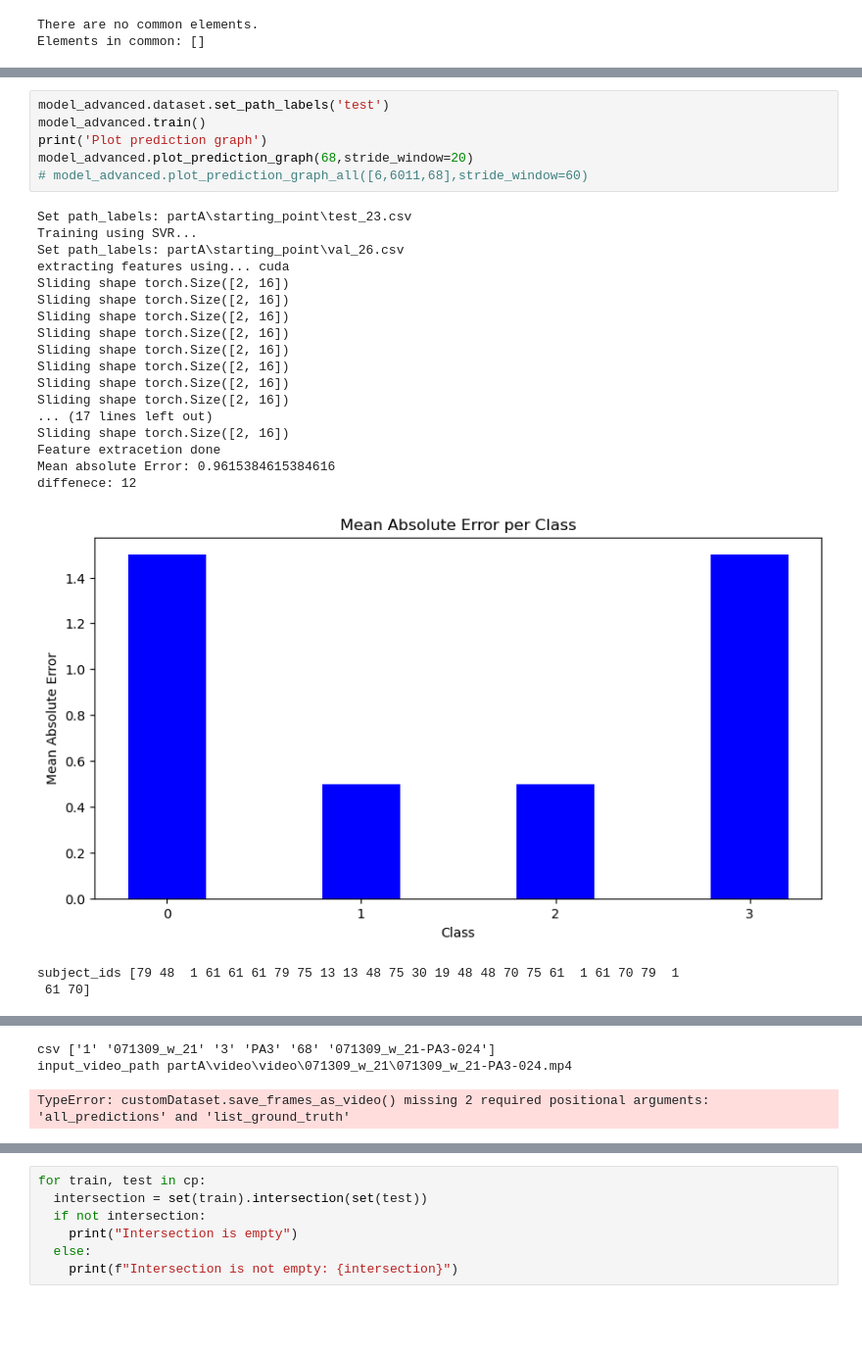
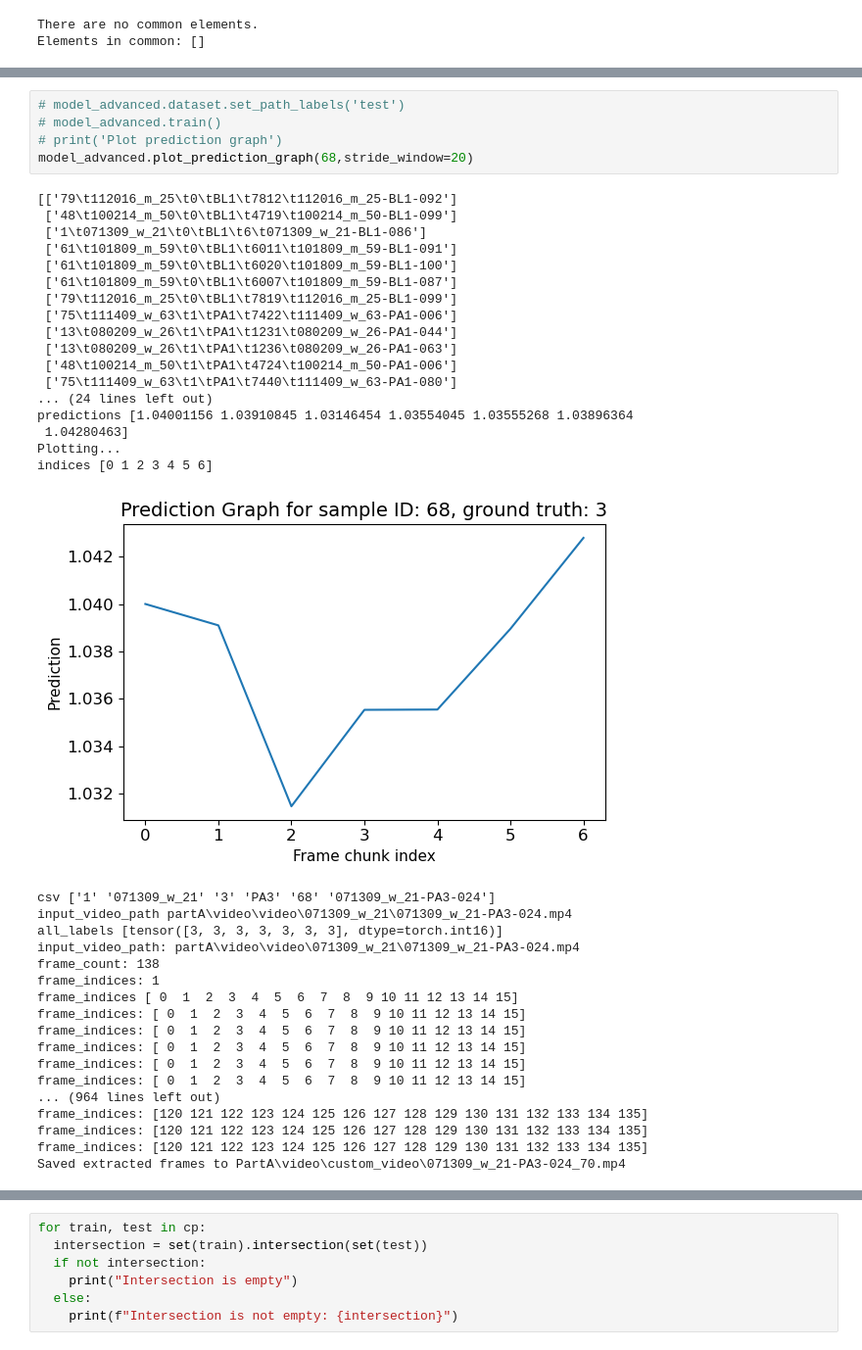
Before and after one commit to villifCoder559/PainAssessmentVideo, a Jupyter notebook: test.ipynb, the cells around one changed output, grey strips where cells are left out. Shown at 98% size. Drawn from its saved outputs; the diff is of its cells as text; blank space fills up the shorter version.

```diff
--- a/test.ipynb
+++ b/test.ipynb
@@ -297,27 +296,41 @@ Time to complete: 35.2058322429657 seconds
 # %%
-model_advanced.dataset.set_path_labels('test')
-model_advanced.train()
-print('Plot prediction graph')
+# model_advanced.dataset.set_path_labels('test')
+# model_advanced.train()
+# print('Plot prediction graph')
 model_advanced.plot_prediction_graph(68,stride_window=20)
-# model_advanced.plot_prediction_graph_all([6,6011,68],stride_window=60)
 # %% [output]
-Set path_labels: partA\starting_point\test_23.csv
-Training using SVR...
-Set path_labels: partA\starting_point\val_26.csv
-extracting features using... cuda
-Sliding shape torch.Size([2, 16])
-Sliding shape torch.Size([2, 16])
-Sliding shape torch.Size([2, 16])
-Sliding shape torch.Size([2, 16])
-Sliding shape torch.Size([2, 16])
-Sliding shape torch.Size([2, 16])
-Sliding shape torch.Size([2, 16])
-Sliding shape torch.Size([2, 16])
-... (17 lines left out)
-Sliding shape torch.Size([2, 16])
-Feature extracetion done
-Mean absolute Error: 0.9615384615384616
-diffenece: 12
+[['79\t112016_m_25\t0\tBL1\t7812\t112016_m_25-BL1-092']
+ ['48\t100214_m_50\t0\tBL1\t4719\t100214_m_50-BL1-099']
+ ['1\t071309_w_21\t0\tBL1\t6\t071309_w_21-BL1-086']
+ ['61\t101809_m_59\t0\tBL1\t6011\t101809_m_59-BL1-091']
+ ['61\t101809_m_59\t0\tBL1\t6020\t101809_m_59-BL1-100']
+ ['61\t101809_m_59\t0\tBL1\t6007\t101809_m_59-BL1-087']
+ ['79\t112016_m_25\t0\tBL1\t7819\t112016_m_25-BL1-099']
+ ['75\t111409_w_63\t1\tPA1\t7422\t111409_w_63-PA1-006']
+ ['13\t080209_w_26\t1\tPA1\t1231\t080209_w_26-PA1-044']
+ ['13\t080209_w_26\t1\tPA1\t1236\t080209_w_26-PA1-063']
+ ['48\t100214_m_50\t1\tPA1\t4724\t100214_m_50-PA1-006']
+ ['75\t111409_w_63\t1\tPA1\t7440\t111409_w_63-PA1-080']
+... (24 lines left out)
+predictions [1.04001156 1.03910845 1.03146454 1.03554045 1.03555268 1.03896364
+ 1.04280463]
+Plotting...
+indices [0 1 2 3 4 5 6]
-[figure, old version]
+[figure, new version]
-subject_ids [79 48  1 61 61 61 79 75 13 13 48 75 30 19 48 48 70 75 61  1 61 70 79  1
- 61 70]
+csv ['1' '071309_w_21' '3' 'PA3' '68' '071309_w_21-PA3-024']
+input_video_path partA\video\video\071309_w_21\071309_w_21-PA3-024.mp4
+all_labels [tensor([3, 3, 3, 3, 3, 3, 3], dtype=torch.int16)]
+input_video_path: partA\video\video\071309_w_21\071309_w_21-PA3-024.mp4
+frame_count: 138
+frame_indices: 1
+frame_indices [ 0  1  2  3  4  5  6  7  8  9 10 11 12 13 14 15]
+frame_indices: [ 0  1  2  3  4  5  6  7  8  9 10 11 12 13 14 15]
+frame_indices: [ 0  1  2  3  4  5  6  7  8  9 10 11 12 13 14 15]
+frame_indices: [ 0  1  2  3  4  5  6  7  8  9 10 11 12 13 14 15]
+frame_indices: [ 0  1  2  3  4  5  6  7  8  9 10 11 12 13 14 15]
+frame_indices: [ 0  1  2  3  4  5  6  7  8  9 10 11 12 13 14 15]
+... (964 lines left out)
+frame_indices: [120 121 122 123 124 125 126 127 128 129 130 131 132 133 134 135]
+frame_indices: [120 121 122 123 124 125 126 127 128 129 130 131 132 133 134 135]
+frame_indices: [120 121 122 123 124 125 126 127 128 129 130 131 132 133 134 135]
+Saved extracted frames to PartA\video\custom_video\071309_w_21-PA3-024_70.mp4
@@ -343,3 +336,0 @@ indices [0 1 2 3 4 5 6]
-csv ['1' '071309_w_21' '3' 'PA3' '68' '071309_w_21-PA3-024']
-input_video_path partA\video\video\071309_w_21\071309_w_21-PA3-024.mp4
-TypeError: customDataset.save_frames_as_video() missing 2 required positional arguments: 'all_predictions' and 'list_ground_truth'
```
Also changed, not shown: parts of 10 cells of this notebook, 1 other file.
